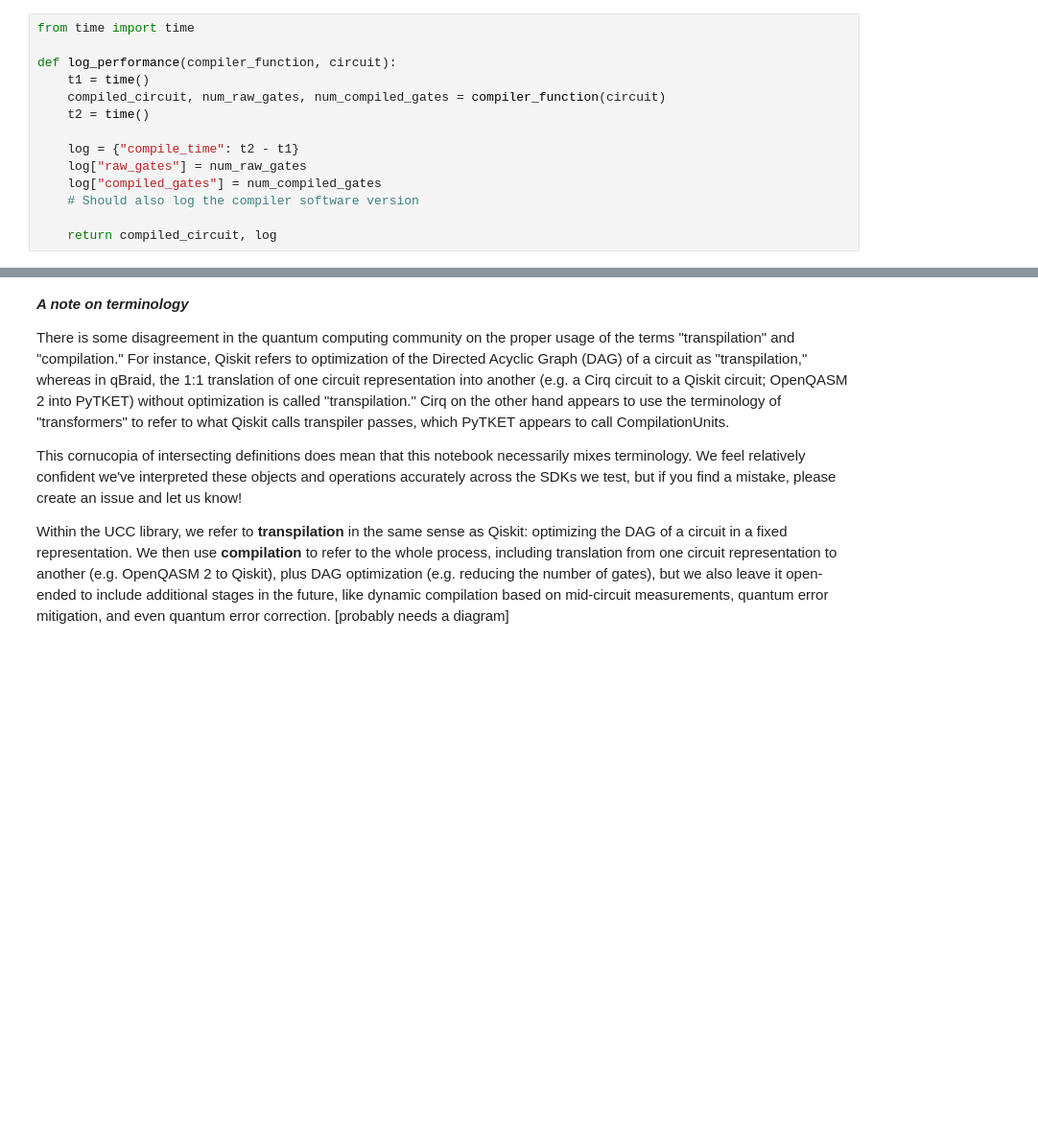
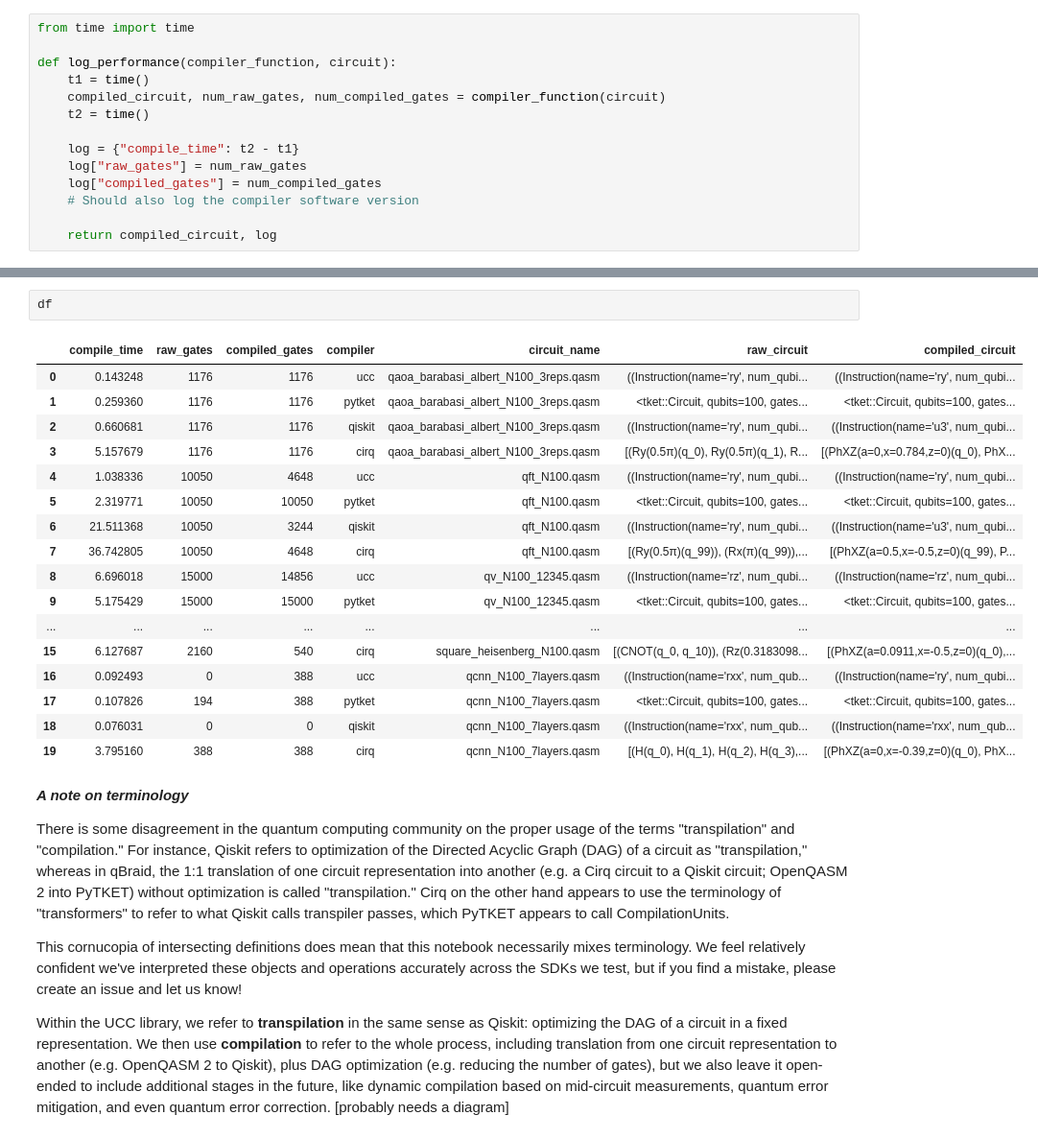
Before and after one commit to xs-es/ucc, a Jupyter notebook: benchmarks/ucc_benchmarks.ipynb, the cells around one changed output, grey strips where cells are left out. Shown at 96% size. Drawn from its saved outputs; the diff is of its cells as text; blank space fills up the shorter version.

```diff
--- a/benchmarks/ucc_benchmarks.ipynb
+++ b/benchmarks/ucc_benchmarks.ipynb
@@ -216,3 +213,23 @@ plt.show()
+# %%
+df
+# %% [output]
+|  | compile_time | raw_gates | compiled_gates | compiler | circuit_name | raw_circuit | compiled_circuit |
+| 0 | 0.143248 | 1176 | 1176 | ucc | qaoa_barabasi_albert_N100_3reps.qasm | ((Instruction(name='ry', num_qubi... | ((Instruction(name='ry', num_qubi... |
+| 1 | 0.259360 | 1176 | 1176 | pytket | qaoa_barabasi_albert_N100_3reps.qasm | <tket::Circuit, qubits=100, gates... | <tket::Circuit, qubits=100, gates... |
+| 2 | 0.660681 | 1176 | 1176 | qiskit | qaoa_barabasi_albert_N100_3reps.qasm | ((Instruction(name='ry', num_qubi... | ((Instruction(name='u3', num_qubi... |
+| 3 | 5.157679 | 1176 | 1176 | cirq | qaoa_barabasi_albert_N100_3reps.qasm | [(Ry(0.5π)(q_0), Ry(0.5π)(q_1), R... | [(PhXZ(a=0,x=0.784,z=0)(q_0), PhX... |
+| 4 | 1.038336 | 10050 | 4648 | ucc | qft_N100.qasm | ((Instruction(name='ry', num_qubi... | ((Instruction(name='ry', num_qubi... |
+| 5 | 2.319771 | 10050 | 10050 | pytket | qft_N100.qasm | <tket::Circuit, qubits=100, gates... | <tket::Circuit, qubits=100, gates... |
+| 6 | 21.511368 | 10050 | 3244 | qiskit | qft_N100.qasm | ((Instruction(name='ry', num_qubi... | ((Instruction(name='u3', num_qubi... |
+| 7 | 36.742805 | 10050 | 4648 | cirq | qft_N100.qasm | [(Ry(0.5π)(q_99)), (Rx(π)(q_99)),... | [(PhXZ(a=0.5,x=-0.5,z=0)(q_99), P... |
+| 8 | 6.696018 | 15000 | 14856 | ucc | qv_N100_12345.qasm | ((Instruction(name='rz', num_qubi... | ((Instruction(name='rz', num_qubi... |
+| 9 | 5.175429 | 15000 | 15000 | pytket | qv_N100_12345.qasm | <tket::Circuit, qubits=100, gates... | <tket::Circuit, qubits=100, gates... |
+| ... | ... | ... | ... | ... | ... | ... | ... |
+| 15 | 6.127687 | 2160 | 540 | cirq | square_heisenberg_N100.qasm | [(CNOT(q_0, q_10)), (Rz(0.3183098... | [(PhXZ(a=0.0911,x=-0.5,z=0)(q_0),... |
+| 16 | 0.092493 | 0 | 388 | ucc | qcnn_N100_7layers.qasm | ((Instruction(name='rxx', num_qub... | ((Instruction(name='ry', num_qubi... |
+| 17 | 0.107826 | 194 | 388 | pytket | qcnn_N100_7layers.qasm | <tket::Circuit, qubits=100, gates... | <tket::Circuit, qubits=100, gates... |
+| 18 | 0.076031 | 0 | 0 | qiskit | qcnn_N100_7layers.qasm | ((Instruction(name='rxx', num_qub... | ((Instruction(name='rxx', num_qub... |
+| 19 | 3.795160 | 388 | 388 | cirq | qcnn_N100_7layers.qasm | [(H(q_0), H(q_1), H(q_2), H(q_3),... | [(PhXZ(a=0,x=-0.39,z=0)(q_0), PhX... |
 # %% [markdown]
 ***A note on terminology***
 
```
Also changed, not shown: parts of 5 cells of this notebook.
